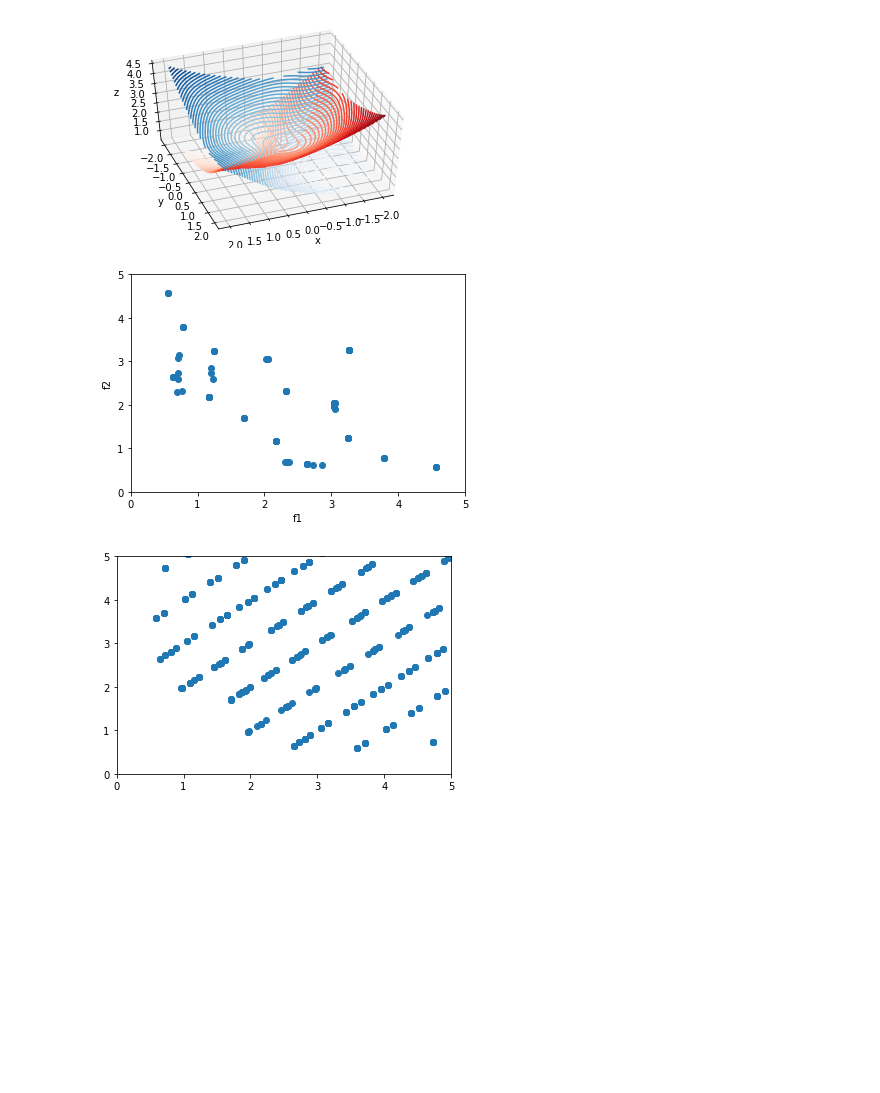
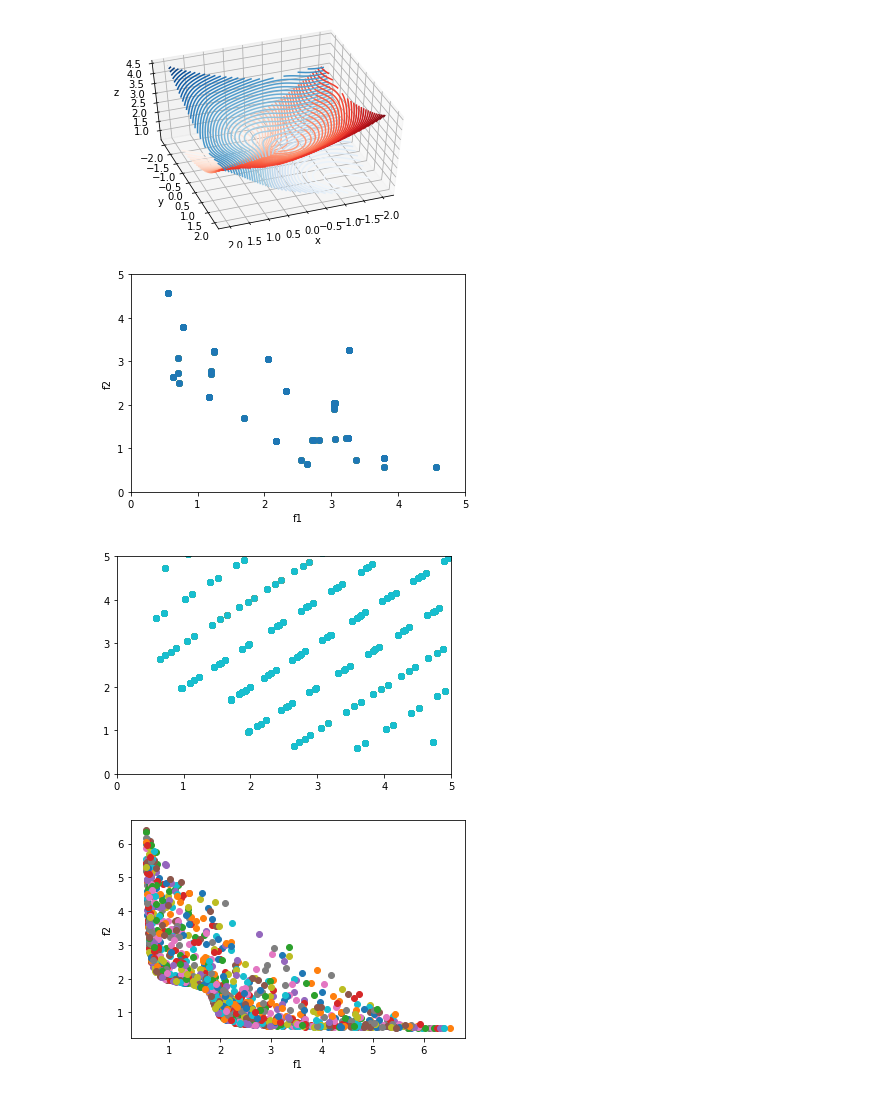
Before and after one commit to DonRoboto/CursoMOO, a Jupyter notebook: Tarea2_P3.ipynb, the cells around one changed output. Drawn from its saved outputs; the diff is of its cells as text; code cells hidden in the pictures; blank space fills up the shorter version.

```diff
--- a/Tarea2_P3.ipynb
+++ b/Tarea2_P3.ipynb
@@ -181,17 +181,18 @@ for j in range(len(p_1)):
   graph1.append(f_1)
   graph2.append(f_2)
 
+  plt.scatter(graph1, graph2)
 
 ax.set_xlabel('f1')
 ax.set_ylabel('f2')
 
-plt.scatter(graph1, graph2)
+
 
 plt.xlim(0, 5)
 plt.ylim(0, 5)
 plt.show()
 # %% [output]
-[figure, old version]
+[figure, new version]
 # %%
 graph1=[]
 graph2=[]
@@ -267,14 +268,16 @@ for k in range(100):
     graph1.append(ra)
     graph2.append(rb)
 
+    plt.scatter(graph1, graph2)
+
 
 ax.set_xlabel('f1')
 ax.set_ylabel('f2')
 
-plt.scatter(graph1, graph2)
+
 
 plt.xlim(0, 5)
 plt.ylim(0, 5)
 plt.show()
 # %% [output]
-[figure, old version]
+[figure, new version]
@@ -280,0 +312,39 @@ plt.show()
+# %%
+#filtrado de soluciones
+#crear 100,000 soluciones aleatorias
+
+for k in range(1000):
+  graph1=[]
+  graph2=[]
+
+  num_sols = 10
+  Poblacion = []
+
+  for k in range(num_sols):
+    x1_rand = round(random.uniform(-3, 3), 2)
+    x2_rand = round(random.uniform(-3, 3), 2)
+
+    Poblacion.append([x1_rand, x2_rand])
+
+  A = BasicFiltering(Poblacion)
+
+  f_1 = f1.subs([ (x_1, A[0][0]), (x_2, A[0][1]) ] )
+  f_2 = f2.subs([ (x_1, A[0][0]), (x_2, A[0][1]) ] )
+
+  graph1.append(f_1)
+  graph2.append(f_2)
+
+  plt.scatter(graph1, graph2)
+
+
+
+ax = pylab.subplot(111)
+
+ax.set_xlabel('f1')
+ax.set_ylabel('f2')
+
+
+
+plt.show()
+# %% [output]
+[figure, added]
```
Also changed, not shown: parts of 1 cell of this notebook.
